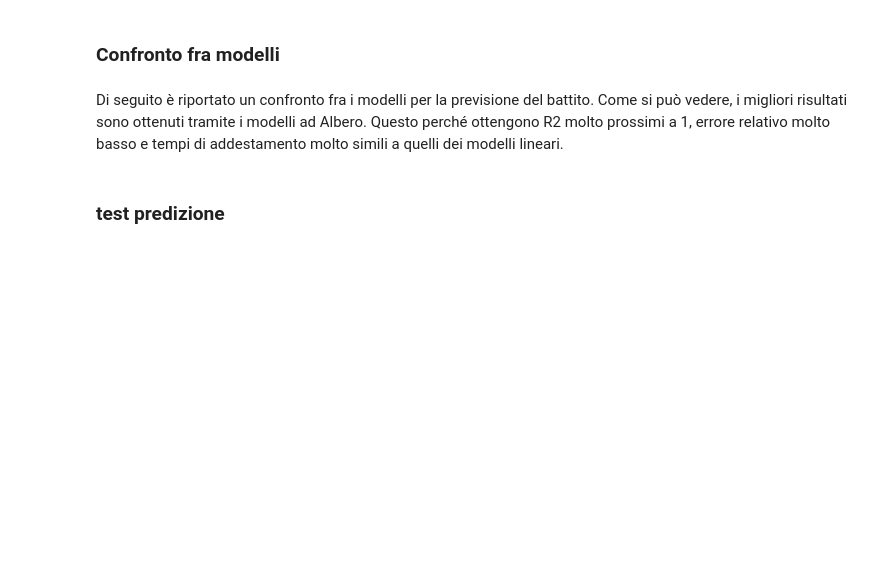
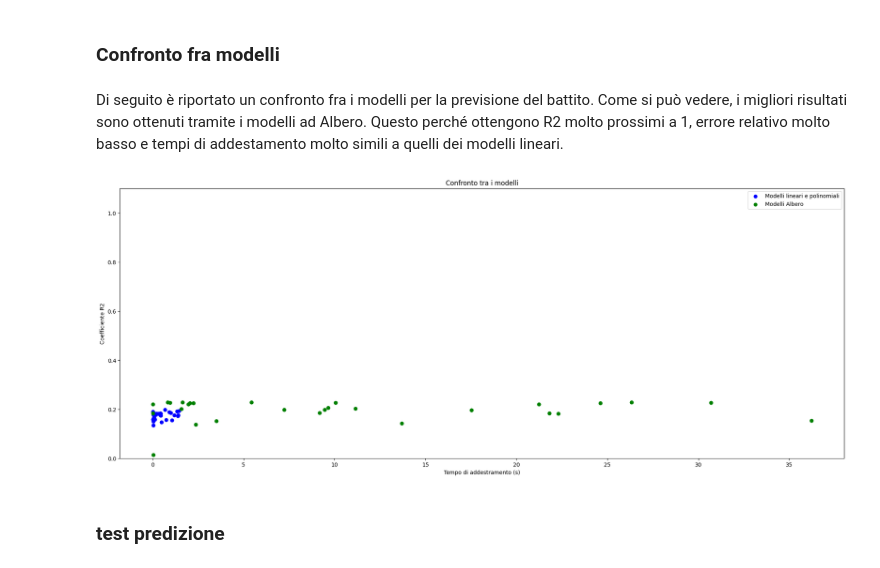
Before and after one commit to fiorani/garmin-data-analysis, a Jupyter notebook: garmin_analysis.ipynb, the cells around one changed output. Drawn from its saved outputs; the diff is of its cells as text; code cells hidden in the pictures; blank space fills up the shorter version.

```diff
--- a/garmin_analysis.ipynb
+++ b/garmin_analysis.ipynb
@@ -101,7 +125,8 @@ Per questioni di errore di misurazione, abbiamo visto che alcuni record presenta
 # %%
-combined_df = combined_df[combined_df['speed(m/s)'] != 0]
-combined_df = combined_df[combined_df['power(watts)'] != 0]
-combined_df = combined_df[combined_df['cadence(rpm)'] != 0]
+combined_df = combined_df[combined_df['speed(m/s)'] > 0]
+combined_df = combined_df[combined_df['power(watts)'] > 0]
+combined_df = combined_df[combined_df['cadence(rpm)'] > 0]
+combined_df = combined_df[combined_df['heart_rate(bpm)'] > 80]
 combined_df = combined_df.dropna(subset=['speed(m/s)'])
 # %% [markdown]
 Di seguito è invece implementata una funzione che genera le zone di frequenza cardiaca e di potenza.
@@ -145,3 +151 @@ Infatti si può notare che nel secondo e terzo allenamento le frequenze vanno an
-# %%
-combined_df.drop(combined_df[combined_df['heart_rate(bpm)'] < 80].index, inplace=True)
 # %% [markdown]
@@ -154,3 +158,4 @@ Per questo motivo abbiamo deciso di calcolare la media mobile con finestra di 3
 window_size = 6
 combined_df['avg_power(watts)'] = combined_df['power(watts)'].rolling(window=int(window_size), center=True).mean()
 combined_df = combined_df.dropna(subset=['avg_power(watts)'])
+combined_df['avg_power(watts)'] = combined_df['avg_power(watts)'].astype('int64')
@@ -343,8 +398,8 @@ Il metodo ha i seguenti parametri:
 - `y_train`: target set
 - `randomized`: booleano che indica se utilizzare la *grid search* o la *randomized search*
 # %%
-def get_trained_model(type, X_train, y_train, randomized=False):
+def get_trained_model(type, X_train, y_train):
     pipe, grid = get_pipe_grid(type)
-    model = GridSearchCV(pipe, grid, cv=kf, scoring="r2", n_jobs=-1) if not randomized else RandomizedSearchCV(pipe, grid, cv=kf, scoring="r2", n_jobs=-1)
+    model = GridSearchCV(pipe, grid, cv=kf, scoring="r2", n_jobs=-1)
     model.fit(X_train, y_train)
     return model
@@ -454,23 +510,24 @@ tramite il miglior modello () ottenuto tramite una Randomized Search.
 Di seguito è riportato un confronto fra i modelli per la previsione del battito. Come si può vedere, i migliori risultati sono ottenuti tramite i modelli ad Albero.
 Questo perché ottengono R2 molto prossimi a 1, errore relativo molto basso e tempi di addestamento molto simili a quelli dei modelli lineari.
 # %%
-# Creazione del plot scatter
 fig, ax = plt.subplots(figsize=(24, 9))
 
 linear_models = pd.concat([linear_models_gs_res, linear_models_gs_res], axis=0)
 scatter_linear = ax.scatter(linear_models['mean_fit_time'], linear_models['mean_test_score'], color='blue', label='Modelli lineari e polinomiali')
-
-#krm_models = pd.concat([krm_gs_res, krm_gs_res], axis=0)
-#scatter_kernel = ax.scatter(krm_models['mean_fit_time'], krm_models['mean_test_score'], color='red', label='Modelli Kernel')
-
+'''
+krm_models = pd.concat([krm_gs_res, krm_gs_res], axis=0)
+scatter_kernel = ax.scatter(krm_models['mean_fit_time'], krm_models['mean_test_score'], color='red', label='Modelli Kernel')
+'''
 tree_models = pd.concat([tree_gs_res, tree_gs_res], axis=0)
 scatter_tree = ax.scatter(tree_models['mean_fit_time'], tree_models['mean_test_score'], color='green', label='Modelli Albero')
 
 ax.set_xlabel('Tempo di addestramento (s)')
 ax.set_ylabel('Coefficiente R2')
 ax.set_title('Confronto tra i modelli')
 ax.legend()
 plt.ylim(0, 1.1)
 plt.show()
+# %% [output]
+[figure, added]
 # %% [markdown]
 ### test predizione
```
Also changed, not shown: parts of 70 cells of this notebook.
